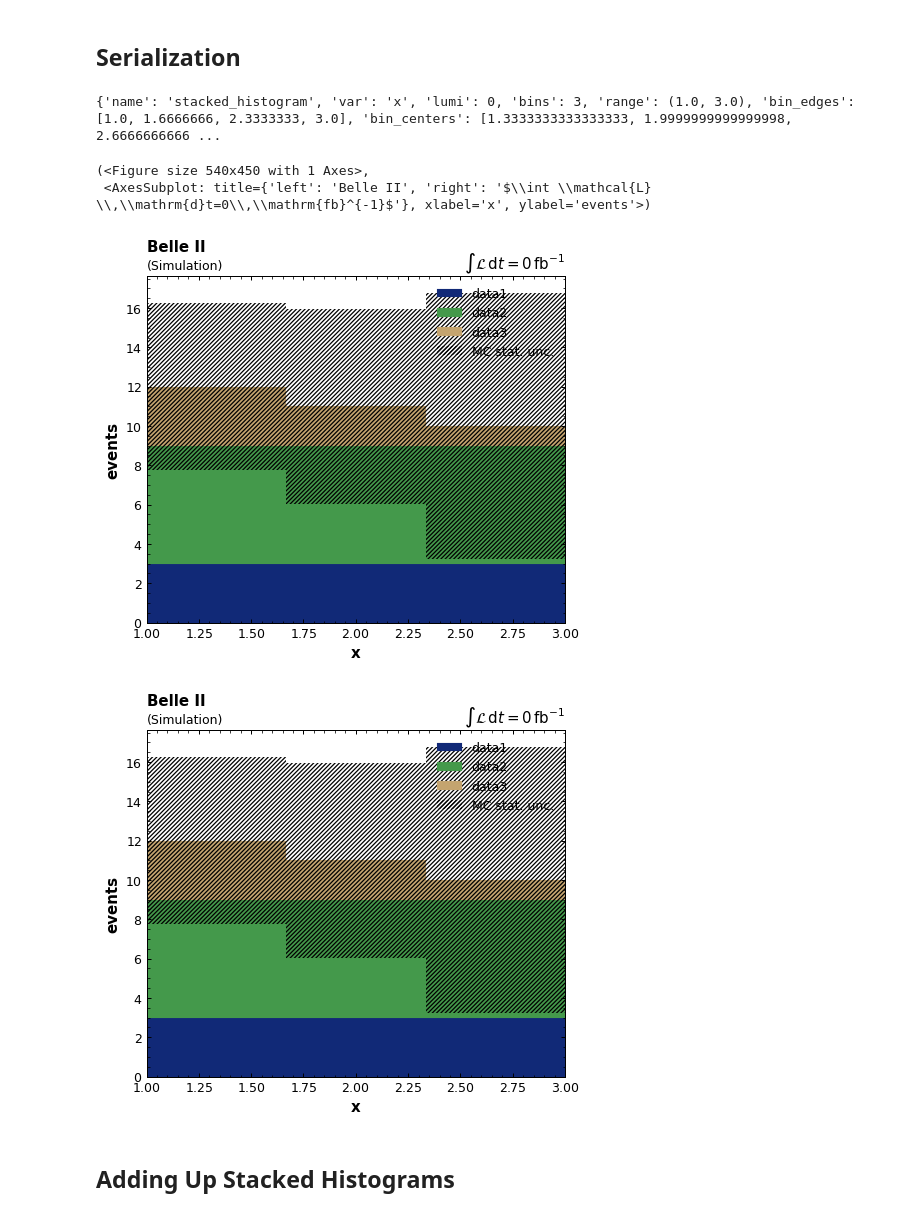
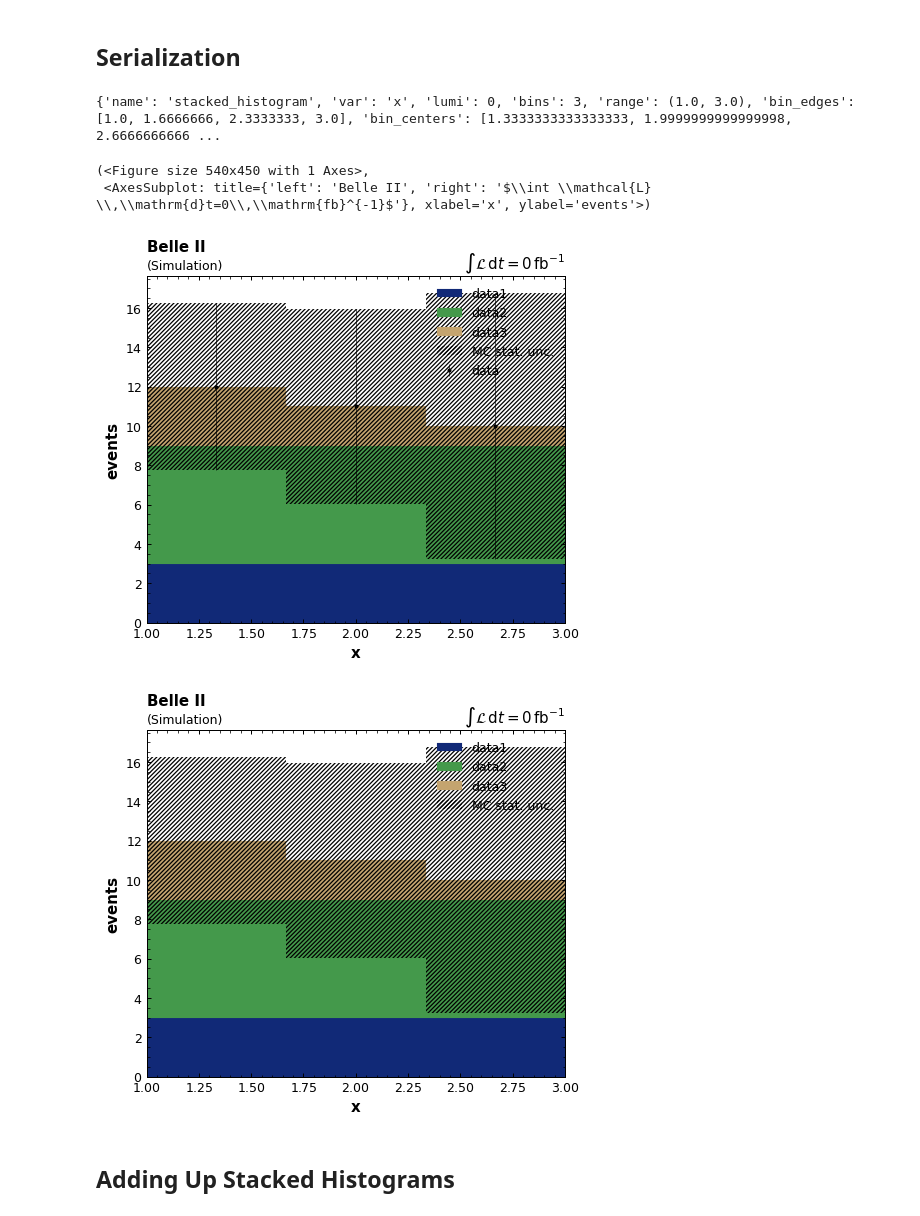
Before and after one commit to anselm-baur/b2analysis, a Jupyter notebook: examples/stacked_histogram.ipynb, the cells around one changed output. Drawn from its saved outputs; the diff is of its cells as text; code cells hidden in the pictures.

Commit message:
serialize data histogram correct

```diff
--- a/examples/stacked_histogram.ipynb
+++ b/examples/stacked_histogram.ipynb
@@ -120,18 +120,19 @@ stacked_hist.plot()
 ## Serialization
 # %%
 stacked_hsit = get_test_stacked_hist()
+stacked_hist.add_data_histogram(stacked_hist.get_hist())
 stacked_hist.plot()
 
 ser_hist = stacked_hist.serialize()
 print(ser_hist)
 
 stacked_hist_from_ser = StackedHistogram.from_serial(ser_hist)
 stacked_hist_from_ser.plot()
 # %% [output]
 {'name': 'stacked_histogram', 'var': 'x', 'lumi': 0, 'bins': 3, 'range': (1.0, 3.0), 'bin_edges': [1.0, 1.6666666, 2.3333333, 3.0], 'bin_centers': [1.3333333333333333, 1.9999999999999998, 2.6666666666 ...
 (<Figure size 540x450 with 1 Axes>,
  <AxesSubplot: title={'left': 'Belle II', 'right': '$\\int \\mathcal{L} \\,\\mathrm{d}t=0\\,\\mathrm{fb}^{-1}$'}, xlabel='x', ylabel='events'>)
-[figure, old version]
+[figure, new version]
 [figure]
 # %% [markdown]
 ## Adding Up Stacked Histograms
```
Also changed, not shown: 1 other file.
